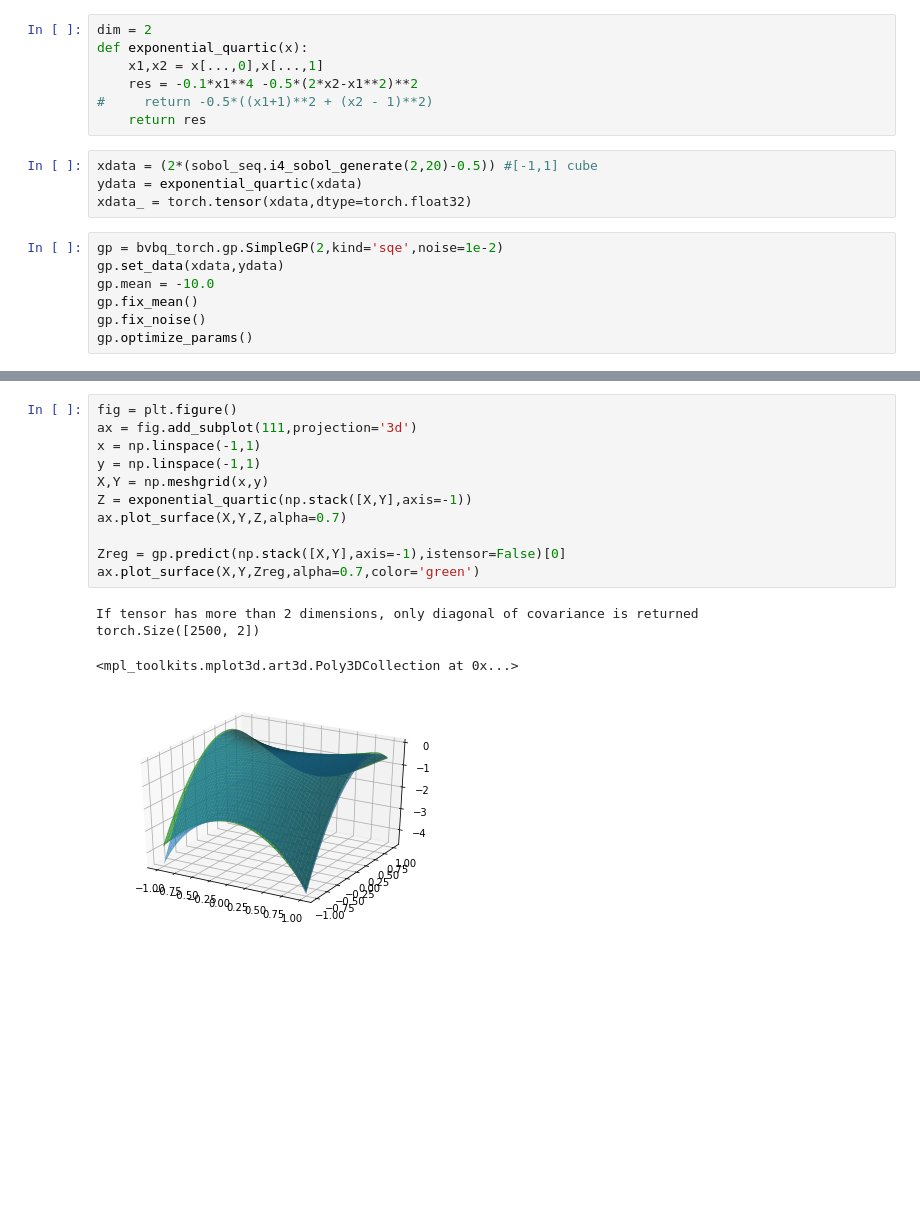
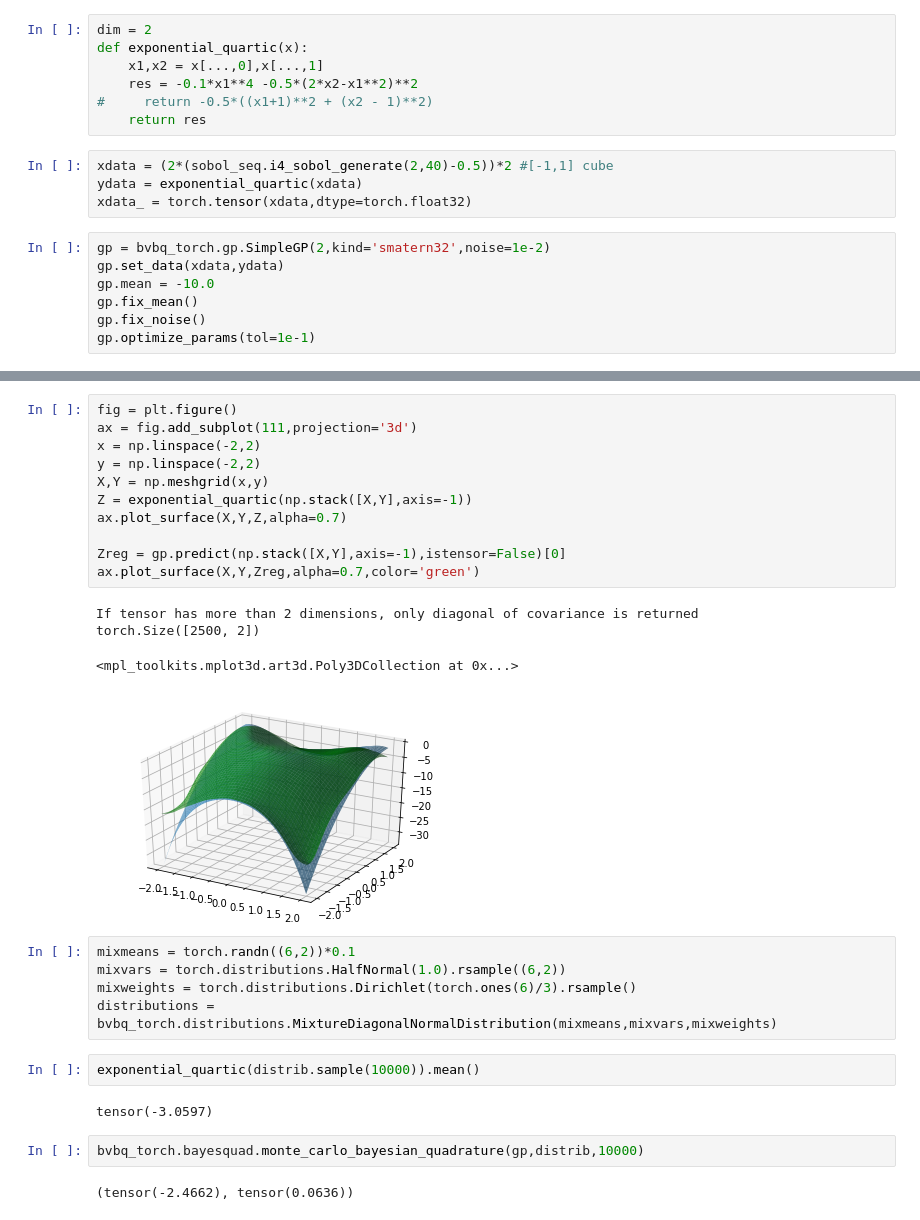
Before and after one commit to DFNaiff/BVBQ, a Jupyter notebook: toybox/bvbq_torch_test_bq_1.ipynb, the cells around one changed output, grey strips where cells are left out. Saved outputs shown, nothing was run; the diff lists cells and outputs as text; blank space fills up the shorter version.

```diff
--- a/toybox/bvbq_torch_test_bq_1.ipynb
+++ b/toybox/bvbq_torch_test_bq_1.ipynb
@@ -21,14 +24,14 @@ def exponential_quartic(x):
 #     return -0.5*((x1+1)**2 + (x2 - 1)**2)
     return res
 # %%
-xdata = (2*(sobol_seq.i4_sobol_generate(2,20)-0.5)) #[-1,1] cube
+xdata = (2*(sobol_seq.i4_sobol_generate(2,40)-0.5))*2 #[-1,1] cube
 ydata = exponential_quartic(xdata)
 xdata_ = torch.tensor(xdata,dtype=torch.float32)
 # %%
-gp = bvbq_torch.gp.SimpleGP(2,kind='sqe',noise=1e-2)
+gp = bvbq_torch.gp.SimpleGP(2,kind='smatern32',noise=1e-2)
 gp.set_data(xdata,ydata)
 gp.mean = -10.0
 gp.fix_mean()
 gp.fix_noise()
-gp.optimize_params()
+gp.optimize_params(tol=1e-1)
 # %% [output]
@@ -36,16 +46,29 @@ gp.optimize_params()
 # %%
 fig = plt.figure()
 ax = fig.add_subplot(111,projection='3d')
-x = np.linspace(-1,1)
-y = np.linspace(-1,1)
+x = np.linspace(-2,2)
+y = np.linspace(-2,2)
 X,Y = np.meshgrid(x,y)
 Z = exponential_quartic(np.stack([X,Y],axis=-1))
 ax.plot_surface(X,Y,Z,alpha=0.7)
 
 Zreg = gp.predict(np.stack([X,Y],axis=-1),istensor=False)[0]
 ax.plot_surface(X,Y,Zreg,alpha=0.7,color='green')
 # %% [output]
 If tensor has more than 2 dimensions, only diagonal of covariance is returned
 torch.Size([2500, 2])
 <mpl_toolkits.mplot3d.art3d.Poly3DCollection at 0x...>
-[figure, old version]
+[figure, new version]
+# %%
+mixmeans = torch.randn((6,2))*0.1
+mixvars = torch.distributions.HalfNormal(1.0).rsample((6,2))
+mixweights = torch.distributions.Dirichlet(torch.ones(6)/3).rsample()
+distributions = bvbq_torch.distributions.MixtureDiagonalNormalDistribution(mixmeans,mixvars,mixweights)
+# %%
+exponential_quartic(distrib.sample(10000)).mean()
+# %% [output]
+tensor(-3.0597)
+# %%
+bvbq_torch.bayesquad.monte_carlo_bayesian_quadrature(gp,distrib,10000)
+# %% [output]
+(tensor(-2.4662), tensor(0.0636))
```
Also changed, not shown: parts of 4 cells of this notebook, 7 other files.
